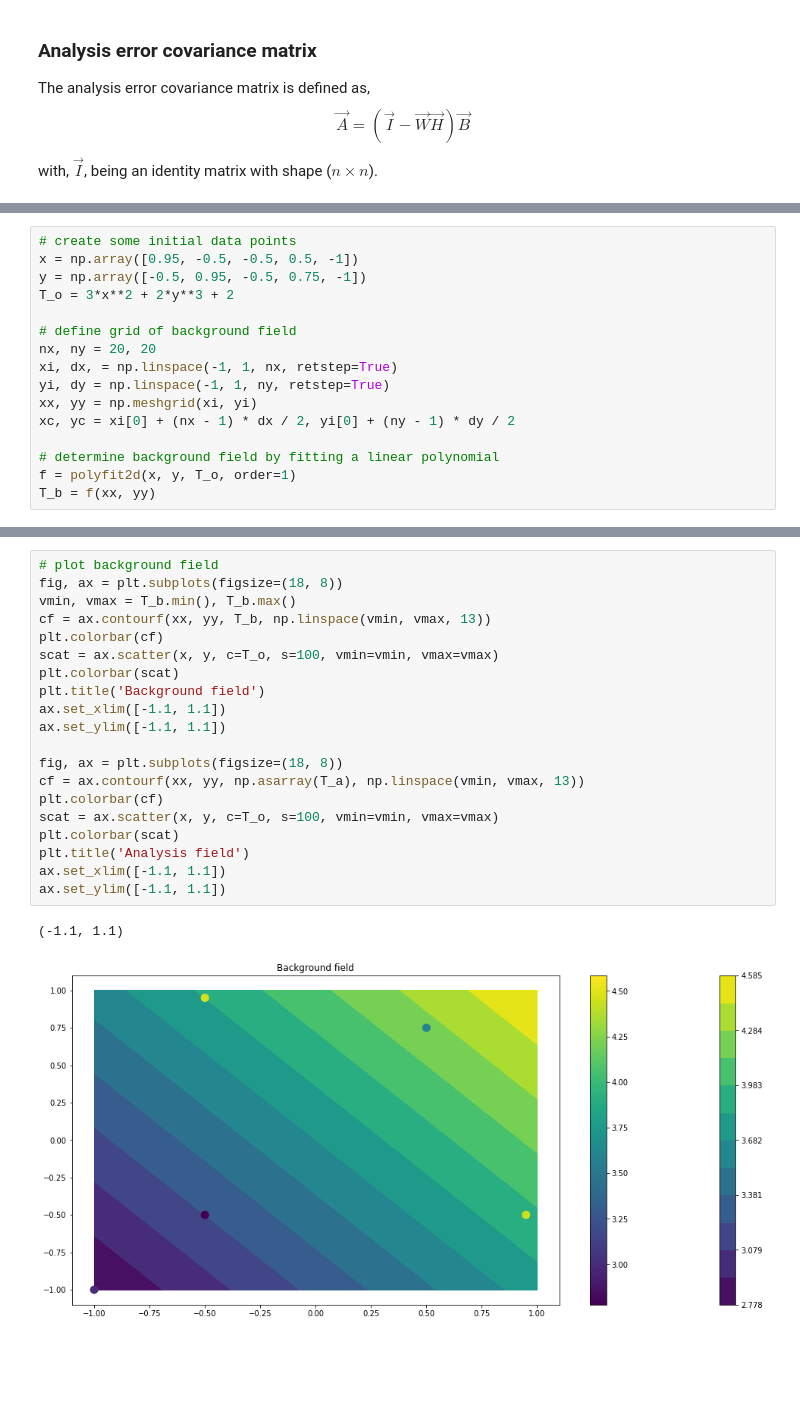
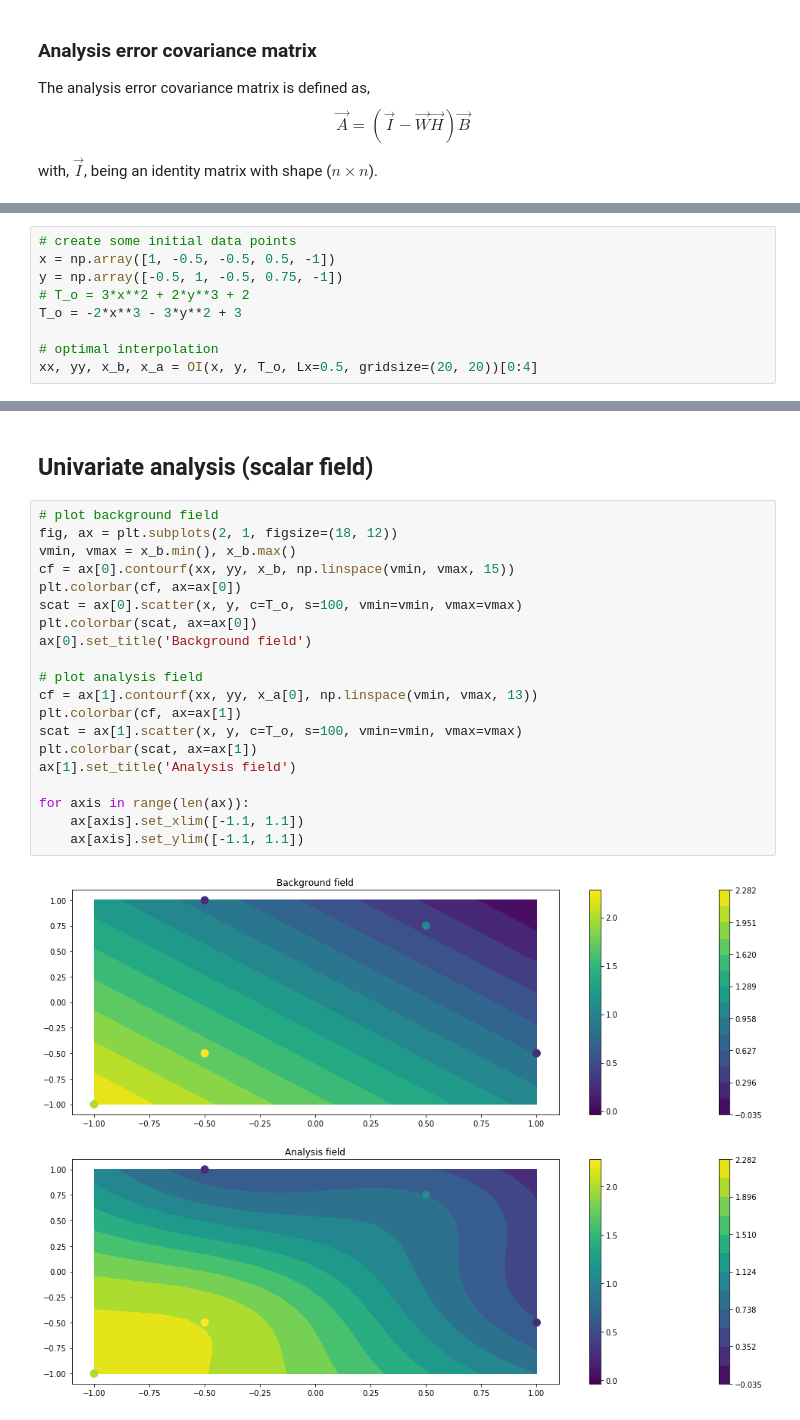
Before and after one commit to janjaapmeijer/phd-public, a Jupyter notebook: notebooks/optimal_interpolation.ipynb, the cells around one changed output, grey strips where cells are left out. Saved outputs shown, nothing was run; the diff lists cells and outputs as text; blank space fills up the shorter version.

Commit message:
Add multivariate analysis example and run code from OceanPy package

```diff
--- a/notebooks/optimal_interpolation.ipynb
+++ b/notebooks/optimal_interpolation.ipynb
@@ -243,17 +243,10 @@ import matplotlib.pyplot as plt
 %matplotlib notebook
 # %%
 # create some initial data points
-x = np.array([0.95, -0.5, -0.5, 0.5, -1])
-y = np.array([-0.5, 0.95, -0.5, 0.75, -1])
-T_o = 3*x**2 + 2*y**3 + 2
+x = np.array([1, -0.5, -0.5, 0.5, -1])
+y = np.array([-0.5, 1, -0.5, 0.75, -1])
+# T_o = 3*x**2 + 2*y**3 + 2
+T_o = -2*x**3 - 3*y**2 + 3
 
-# define grid of background field
-nx, ny = 20, 20
-xi, dx, = np.linspace(-1, 1, nx, retstep=True)
-yi, dy = np.linspace(-1, 1, ny, retstep=True)
-xx, yy = np.meshgrid(xi, yi)
-xc, yc = xi[0] + (nx - 1) * dx / 2, yi[0] + (ny - 1) * dy / 2
-
-# determine background field by fitting a linear polynomial
-f = polyfit2d(x, y, T_o, order=1)
-T_b = f(xx, yy)
+# optimal interpolation
+xx, yy, x_b, x_a = OI(x, y, T_o, Lx=0.5, gridsize=(20, 20))[0:4]
@@ -350,23 +253,24 @@ T_a = np.asarray(np.reshape(x_a, (nx, ny)))
+# %% [markdown]
+## Univariate analysis (scalar field)
 # %%
 # plot background field
-fig, ax = plt.subplots(figsize=(18, 8))
-vmin, vmax = T_b.min(), T_b.max()
-cf = ax.contourf(xx, yy, T_b, np.linspace(vmin, vmax, 13))
-plt.colorbar(cf)
-scat = ax.scatter(x, y, c=T_o, s=100, vmin=vmin, vmax=vmax)
-plt.colorbar(scat)
-plt.title('Background field')
-ax.set_xlim([-1.1, 1.1])
-ax.set_ylim([-1.1, 1.1])
+fig, ax = plt.subplots(2, 1, figsize=(18, 12))
+vmin, vmax = x_b.min(), x_b.max()
+cf = ax[0].contourf(xx, yy, x_b, np.linspace(vmin, vmax, 15))
+plt.colorbar(cf, ax=ax[0])
+scat = ax[0].scatter(x, y, c=T_o, s=100, vmin=vmin, vmax=vmax)
+plt.colorbar(scat, ax=ax[0])
+ax[0].set_title('Background field')
 
-fig, ax = plt.subplots(figsize=(18, 8))
-cf = ax.contourf(xx, yy, np.asarray(T_a), np.linspace(vmin, vmax, 13))
-plt.colorbar(cf)
-scat = ax.scatter(x, y, c=T_o, s=100, vmin=vmin, vmax=vmax)
-plt.colorbar(scat)
-plt.title('Analysis field')
-ax.set_xlim([-1.1, 1.1])
-ax.set_ylim([-1.1, 1.1])
+# plot analysis field
+cf = ax[1].contourf(xx, yy, x_a[0], np.linspace(vmin, vmax, 13))
+plt.colorbar(cf, ax=ax[1])
+scat = ax[1].scatter(x, y, c=T_o, s=100, vmin=vmin, vmax=vmax)
+plt.colorbar(scat, ax=ax[1])
+ax[1].set_title('Analysis field')
+
+for axis in range(len(ax)):
+    ax[axis].set_xlim([-1.1, 1.1])
+    ax[axis].set_ylim([-1.1, 1.1])
 # %% [output]
-(-1.1, 1.1)
-[figure, old version]
+[figure, new version]
```
Also changed, not shown: parts of 9 cells of this notebook, 1 other file.
